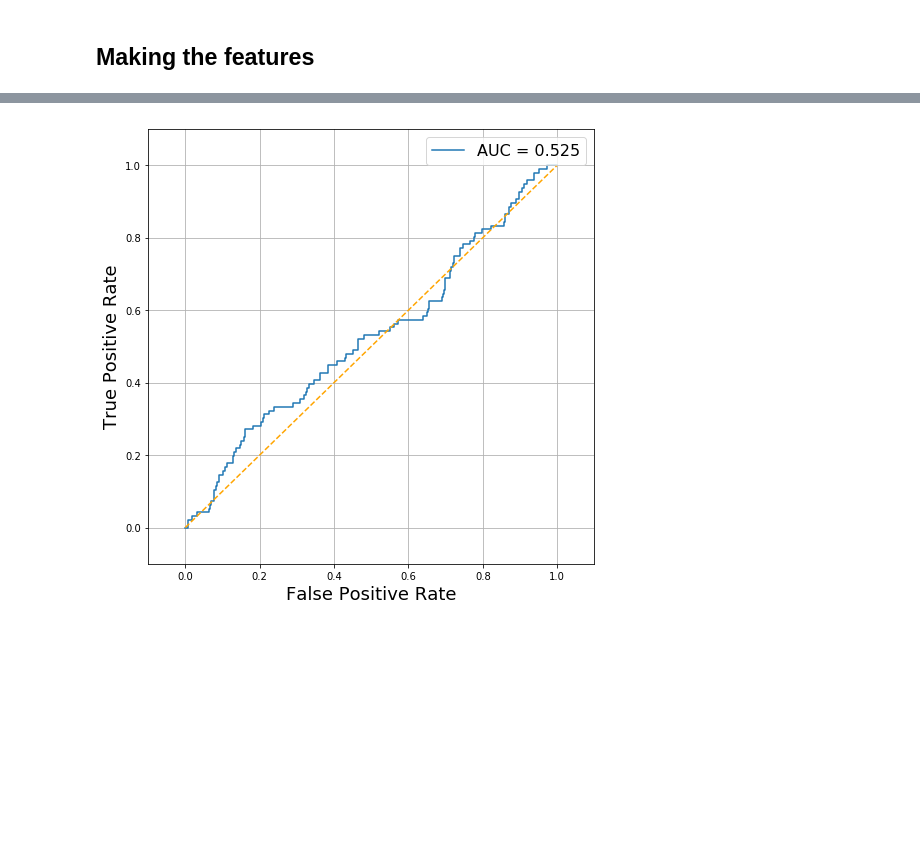
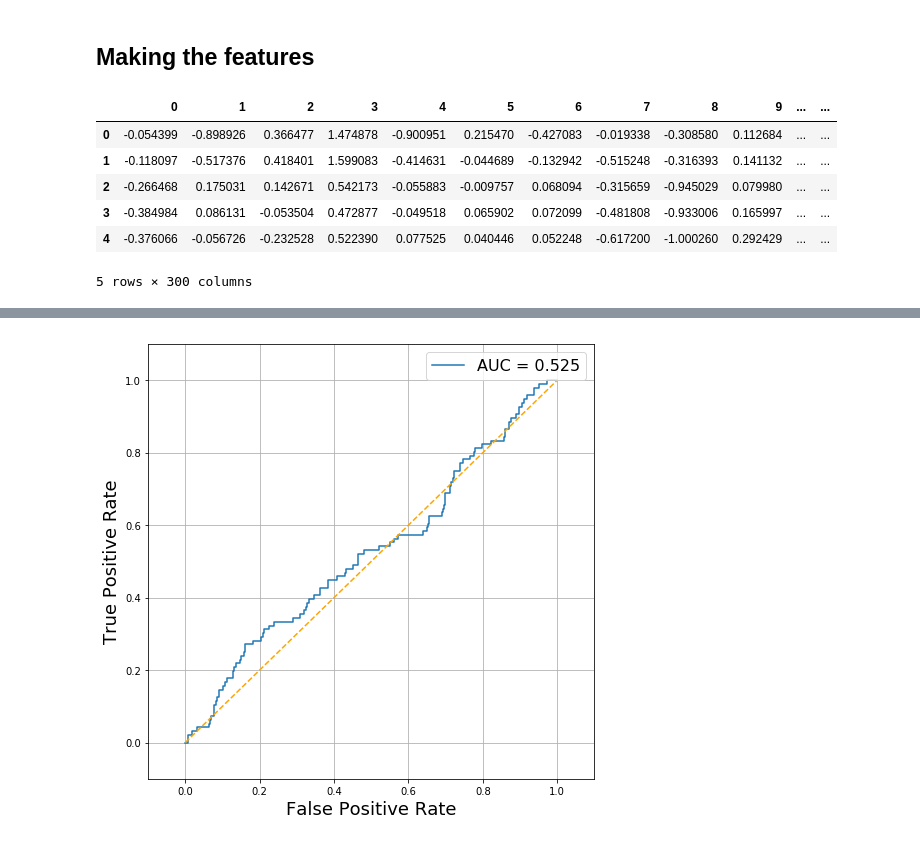
Before and after one commit to Polichinel/PDS_scripts, a Jupyter notebook: feature_enginering_bow.ipynb, the cells around one changed output, grey strips where cells are left out. Saved outputs shown, nothing was run; the diff lists cells and outputs as text; code cells hidden in the pictures; blank space fills up the shorter version.

```diff
--- a/feature_enginering_bow.ipynb
+++ b/feature_enginering_bow.ipynb
@@ -649,6 +649,16 @@ for i in range(len(X_train)):
 
     mean_vector = vectors/dividend
     w2v_train_df.iloc[i] = mean_vector
+# %%
+w2v_train_df.head()
+# %% [output]
+|  | 0 | 1 | 2 | 3 | 4 | 5 | 6 | 7 | 8 | 9 | ... | ... |
+| 0 | -0.054399 | -0.898926 | 0.366477 | 1.474878 | -0.900951 | 0.215470 | -0.427083 | -0.019338 | -0.308580 | 0.112684 | ... | ... |
+| 1 | -0.118097 | -0.517376 | 0.418401 | 1.599083 | -0.414631 | -0.044689 | -0.132942 | -0.515248 | -0.316393 | 0.141132 | ... | ... |
+| 2 | -0.266468 | 0.175031 | 0.142671 | 0.542173 | -0.055883 | -0.009757 | 0.068094 | -0.315659 | -0.945029 | 0.079980 | ... | ... |
+| 3 | -0.384984 | 0.086131 | -0.053504 | 0.472877 | -0.049518 | 0.065902 | 0.072099 | -0.481808 | -0.933006 | 0.165997 | ... | ... |
+| 4 | -0.376066 | -0.056726 | -0.232528 | 0.522390 | 0.077525 | 0.040446 | 0.052248 | -0.617200 | -1.000260 | 0.292429 | ... | ... |
+5 rows × 300 columns
 # %%
 w2v_test_df = pd.DataFrame(np.zeros([len(X_test),n_features]))
 vectors = np.zeros(n_features)
```
Also changed, not shown: parts of 14 cells of this notebook.
